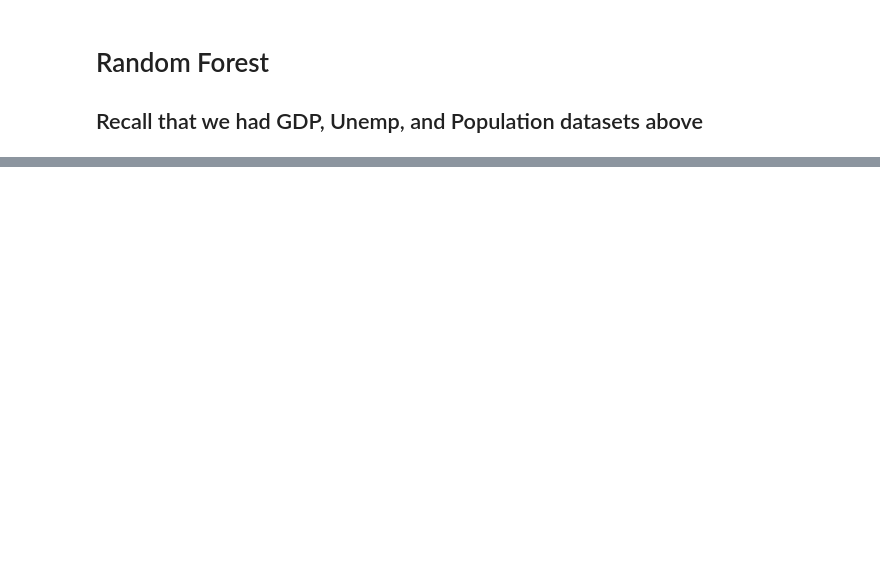
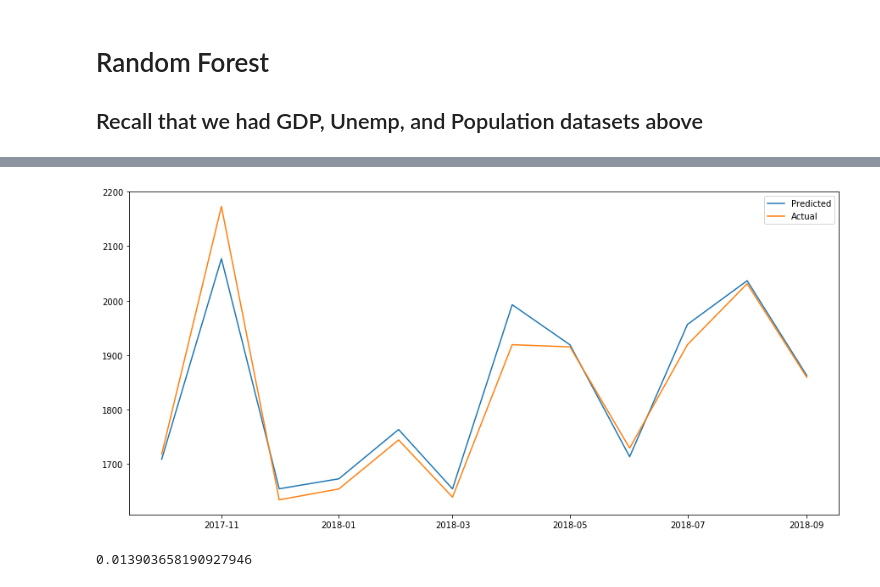
Before and after one commit to reubenlee3/car-deregistrations-py, a Jupyter notebook: Car-Rental Deregistration.ipynb, the cells around one changed output, grey strips where cells are left out. Saved outputs shown, nothing was run; the diff lists cells and outputs as text; code cells hidden in the pictures; blank space fills up the shorter version.

```diff
--- a/Car-Rental Deregistration.ipynb
+++ b/Car-Rental Deregistration.ipynb
@@ -302,0 +333,19 @@ test_rf = rf_df[rf_df['Date'] >= max(rf_df['Date']) - relativedelta(years=+1)]
+# %%
+from sklearn.ensemble import RandomForestRegressor
+
+rf = RandomForestRegressor(n_estimators=1000)
+rf.fit(X_train.drop(columns='Date'),y_train.drop(columns='Date'))
+
+prediction_rf = rf.predict(X_test.drop(columns='Date'))
+plt.figure(figsize=(15,7))
+plt.plot(y_test['Date'],prediction_rf, label ='Predicted')
+plt.plot(y_test['Date'],y_test['Cat B'], label = 'Actual')
+plt.legend(loc = 'upper right')
+plt.show()
+# %% [output]
+[figure, added]
+# %%
+MAPE_rf = np.mean(np.abs(prediction_rf - y_test['Cat B'].reset_index(drop=True))/np.abs(y_test['Cat B'].reset_index(drop=True)))
+MAPE_rf
+# %% [output]
+0.013903658190927946
```
Also changed, not shown: parts of 9 cells of this notebook.
